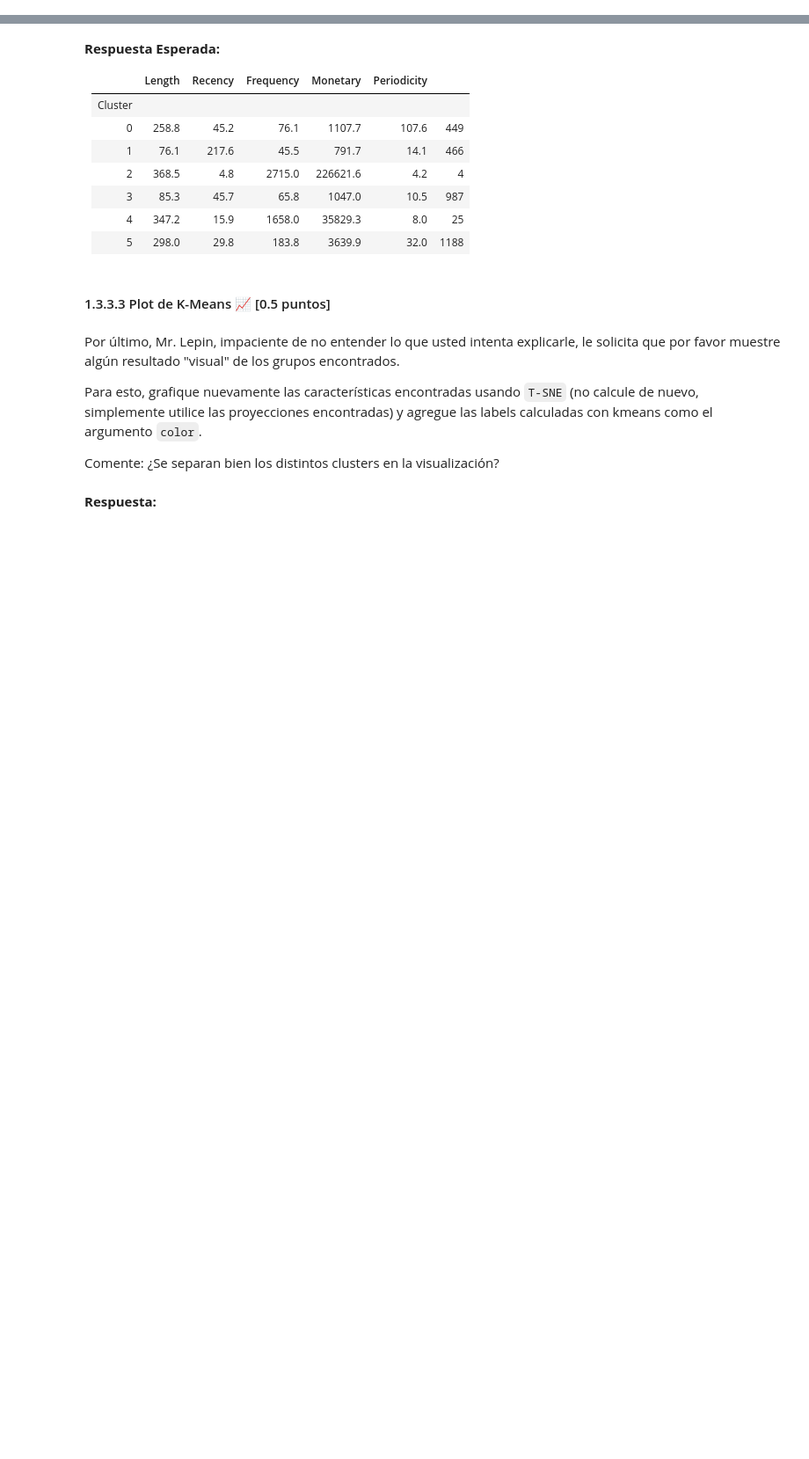
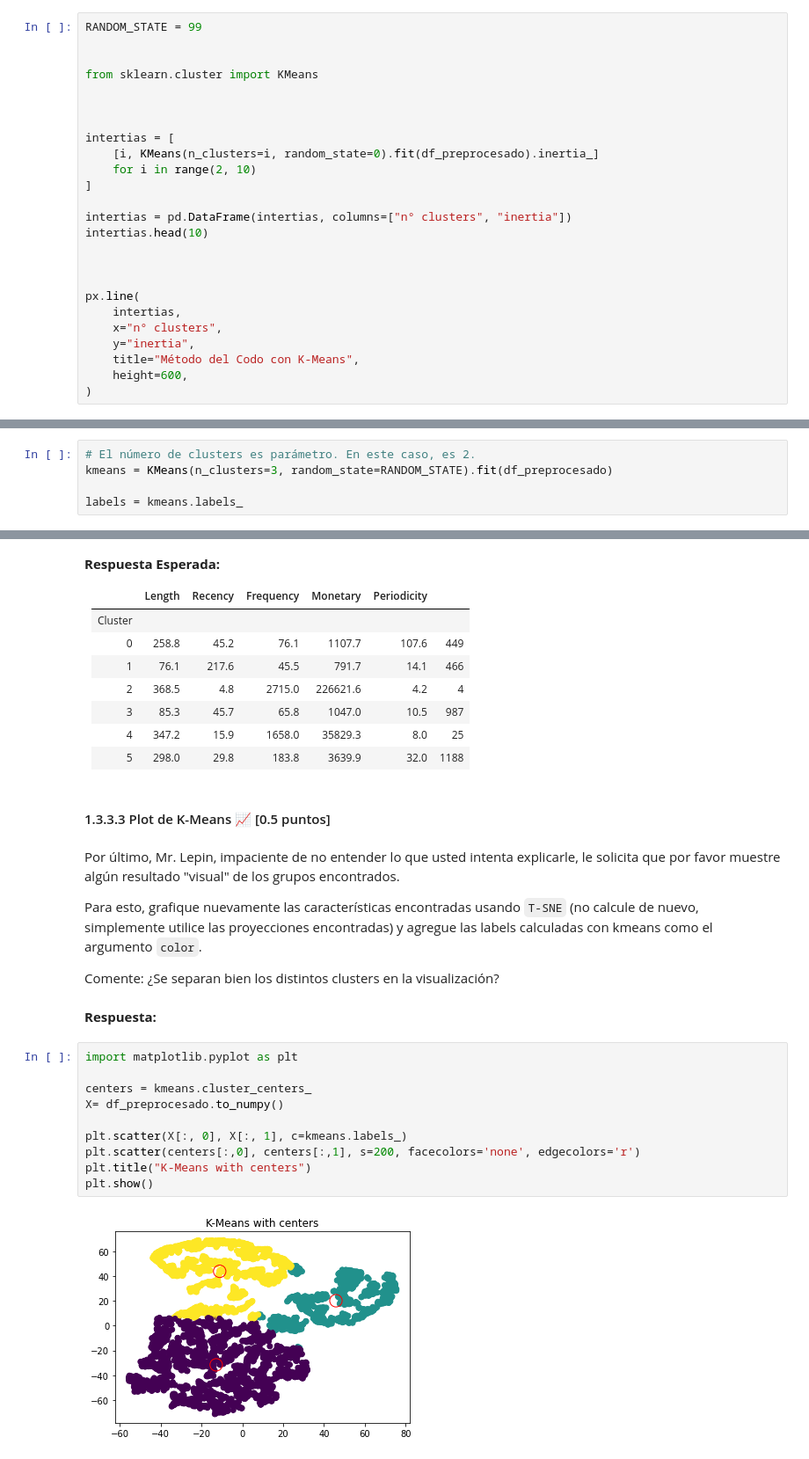
Before and after one commit to VanessaGaete/Laboratorio-de-Ciencia-de-Datos, a Jupyter notebook: Laboratorio6_Enunciado.ipynb, the cells around one changed output, grey strips where cells are left out. Shown at 88% size. Drawn from its saved outputs; the diff is of its cells as text; blank space fills up the shorter version.

```diff
--- a/Laboratorio6_Enunciado.ipynb
+++ b/Laboratorio6_Enunciado.ipynb
@@ -395,3 +432,28 @@ Utilizando la clase creada para escalamiento, aplique el método del codo para v
 A través del grafico obtenido, comente y justifique que valor de k escogería para realizar el k-means.
 # %% [markdown]
 **Respuesta:**
+# %%
+RANDOM_STATE = 99
+
+
+from sklearn.cluster import KMeans
+
+
+
+intertias = [
+    [i, KMeans(n_clusters=i, random_state=0).fit(df_preprocesado).inertia_]
+    for i in range(2, 10)
+]
+
+intertias = pd.DataFrame(intertias, columns=["n° clusters", "inertia"])
+intertias.head(10)
+
+
+
+px.line(
+    intertias,
+    x="n° clusters",
+    y="inertia",
+    title="Método del Codo con K-Means",
+    height=600,
+)
@@ -403,3 +469,8 @@ En base a la elección de k realizada en la sección anterior, utilice este valo
 Una vez ajustado los datos, genere una tabla con los promedios (o medianas) para cada uno de los atributos, agrupando estos por el clúster que pertenecen. ¿Es posible observar agrupaciones coherentes?, ¿Qué tipo de clientes posee el retail?, Justifique su respuesta y no decepcione a Mr. Lepin.
 # %% [markdown]
 **Respuesta:**
+# %%
+# El número de clusters es parámetro. En este caso, es 2.
+kmeans = KMeans(n_clusters=3, random_state=RANDOM_STATE).fit(df_preprocesado)
+
+labels = kmeans.labels_
@@ -425,3 +519,15 @@ Para esto, grafique nuevamente las características encontradas usando `T-SNE` (
 Comente: ¿Se separan bien los distintos clusters en la visualización?
 # %% [markdown]
 **Respuesta:**
+# %%
+import matplotlib.pyplot as plt
+
+centers = kmeans.cluster_centers_
+X= df_preprocesado.to_numpy()
+
+plt.scatter(X[:, 0], X[:, 1], c=kmeans.labels_)
+plt.scatter(centers[:,0], centers[:,1], s=200, facecolors='none', edgecolors='r')
+plt.title("K-Means with centers")
+plt.show()
+# %% [output]
+[figure, added]
```
Also changed, not shown: parts of 17 cells of this notebook.
